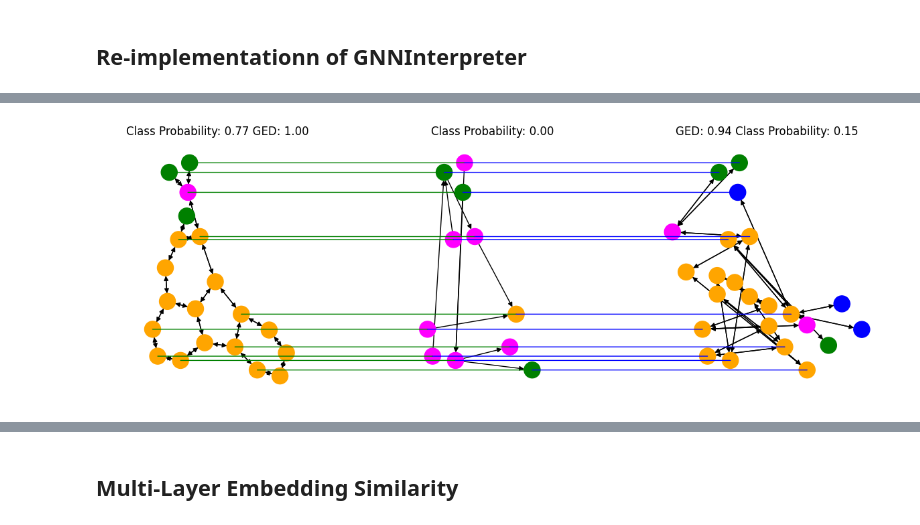
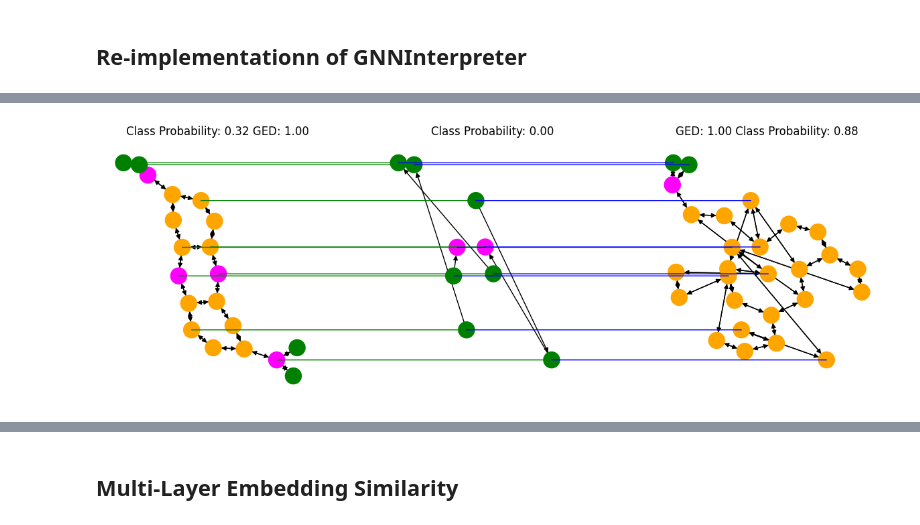
Before and after one commit to Tiny-Quant/GNN-EGG, a Jupyter notebook: results/MUTAG/EGG_MUTAG.ipynb, the cells around one changed output, grey strips where cells are left out. Saved outputs shown, nothing was run; the diff lists cells and outputs as text; code cells hidden in the pictures.

```diff
--- a/results/MUTAG/EGG_MUTAG.ipynb
+++ b/results/MUTAG/EGG_MUTAG.ipynb
@@ -832,16 +828,16 @@ Trained % GED to 0
 # %%
 vis_con_graph(
     gen_gnnInt_1_dropped,
     explainee_dropped,
     dis_node_feats = 5,
     dis_edge_feats = 3,
-    obs_ex1=test_data_list_dropped_1[2].clone(),
-    obs_ex2=test_data_list_dropped_1[3].clone(),
+    obs_ex1=test_data_list_dropped_1[1].clone(),
+    obs_ex2=test_data_list_dropped_1[5].clone(),
     target=1,
     color_palette=color_palette_dropped
 )
 # %% [output]
-[figure, old version]
+[figure, new version]
 # %%
 gen_gnnInt_0_dropped = train_egg(
     dis_node_feats=5,
```
Also changed, not shown: parts of 40 cells of this notebook, 2 other files.
